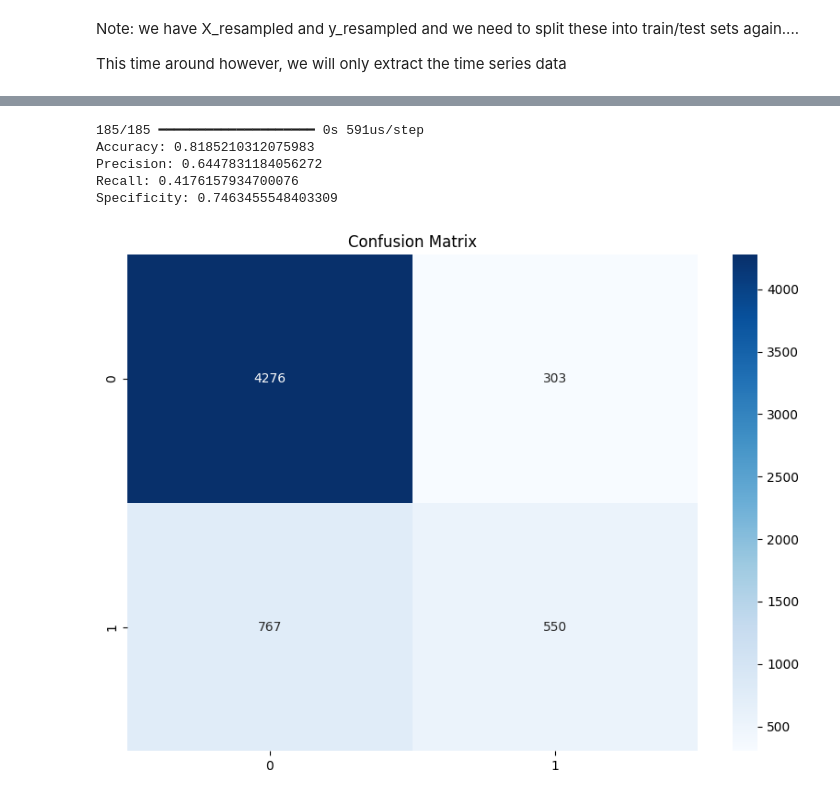
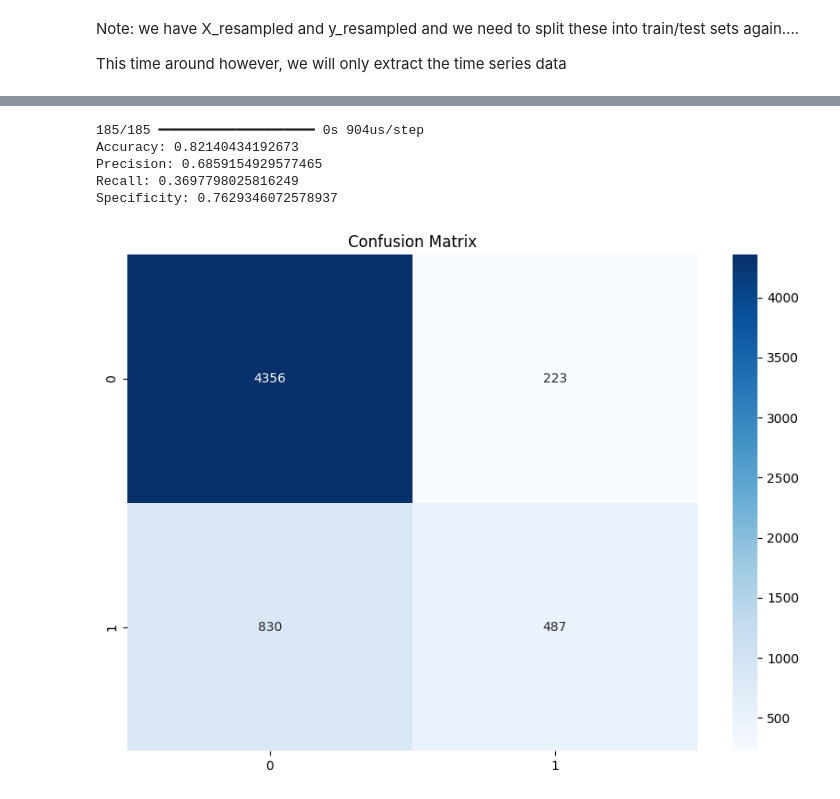
Before and after one commit to DiegoOzuna/LSTM-Credit-Default, a Jupyter notebook: Credit_Default.ipynb, the cells around one changed output, grey strips where cells are left out. Drawn from its saved outputs; the diff is of its cells as text; code cells hidden in the pictures.

```diff
--- a/Credit_Default.ipynb
+++ b/Credit_Default.ipynb
@@ -455,16 +447,15 @@ Let us try to make the model more "focused" Lets have layers that look at the on
 # %%
 from keras.layers import LSTM, Dense, Dropout, BatchNormalization
 from keras_self_attention import SeqWeightedAttention
-from keras.regularizers import l2
 
 # Define the model
 attentionLSTM = Sequential()
 
 # Add first LSTM layer with return_sequences=True
-attentionLSTM.add(LSTM(units=36, dropout=0.2, return_sequences=True, input_shape=(3, 6), kernel_regularizer=l2(0.03)))
+attentionLSTM.add(LSTM(units=18, dropout=0.2, return_sequences=True, input_shape=(3, 6)))
 
 # Add second LSTM layer
-attentionLSTM.add(LSTM(units=18, dropout=0.2, return_sequences=True, kernel_regularizer=l2(0.03)))
+attentionLSTM.add(LSTM(units=9, return_sequences=True))
 
 # Add attention layer
 attentionLSTM.add(SeqWeightedAttention())
@@ -547,26 +536,16 @@ X_time_series_val_scaled = X_time_series_val_scaled.values.reshape(-1,3,6)
 # And the test set
 X_time_series_test_scaled = X_test_scaled.drop(['LIMIT_BAL','SEX', 'EDUCATION', 'MARRIAGE', 'AGE'], axis=1)
 X_time_series_test_scaled = X_time_series_test_scaled.values.reshape(-1,3,6)
-
-
-# Convert the frames to float32 to work with neural networks
-X_time_series_train_scaled = X_time_series_train_scaled.astype('float32')
-X_time_series_val_scaled = X_time_series_val_scaled.astype('float32')
-X_time_series_test_scaled = X_time_series_test_scaled.astype('float32')
-
-y_train = y_train.astype('float32')
-y_val = y_val.astype('float32')
-y_test = y_test.astype('float32')
 # %%
 #REPEAT OUR STRUCUTRE OF BEST MODEL SO FAR ON THIS NEW DATASET
 # Define the model
 attentionLSTM_s = Sequential()
 
 # Add first LSTM layer with return_sequences=True
-attentionLSTM_s.add(LSTM(units=36, dropout=0.2, return_sequences=True, input_shape=(3,6)))
+attentionLSTM_s.add(LSTM(units=18, dropout=0.2, return_sequences=True, input_shape=(3,6)))
 
 # Add second LSTM layer
-attentionLSTM_s.add(LSTM(units=18, dropout=0.2, return_sequences=True))
+attentionLSTM_s.add(LSTM(units=9, dropout=0.2, return_sequences=True))
 
 # Add attention layer
 attentionLSTM_s.add(SeqWeightedAttention())
@@ -619,7 +598,10 @@ model5 = Sequential()
 
 # Add LSTM layer
 # Adjust the units and dropout according to your data
-model5.add(LSTM(units=18, dropout=0.2, input_shape=(3, 6)))
+model5.add(LSTM(units=18, dropout=0.2, input_shape=(3, 6),return_sequences=True))
+
+# Adjust the units and dropout according to your data
+model5.add(LSTM(units=9, dropout=0.2, input_shape=(3, 6)))
 
 # Add Dense layer for binary classification
 model5.add(Dense(1, activation='sigmoid'))
@@ -629,6 +611,6 @@ model5.compile(optimizer='adam', loss='binary_crossentropy', metrics=['accuracy'
 
 # Fit the model
 # Adjust the batch size and epochs according to your data
-model5.fit([X_time_series_train], y_train, validation_data=([X_time_series_val], y_val), batch_size=32, epochs=10)
+model5.fit([X_time_series_train_scaled], y_train, validation_data=([X_time_series_val_scaled], y_val), batch_size=32, epochs=10)
 # %% [output]
 Epoch 1/10
@@ -654,10 +636,10 @@ Epoch 10/10
 <keras.src.callbacks.history.History at 0x...>
 # %%
-printInfo(model5, X_time_series_test)
+printInfo(model5, X_time_series_test_scaled)
 # %% [output]
-185/185 ━━━━━━━━━━━━━━━━━━━━ 0s 591us/step
-Accuracy: 0.8185210312075983
-Precision: 0.6447831184056272
-Recall: 0.4176157934700076
-Specificity: 0.7463455548403309
+185/185 ━━━━━━━━━━━━━━━━━━━━ 0s 904us/step
+Accuracy: 0.82140434192673
+Precision: 0.6859154929577465
+Recall: 0.3697798025816249
+Specificity: 0.7629346072578937
-[figure, old version]
+[figure, new version]
```
Also changed, not shown: parts of 27 cells of this notebook.
